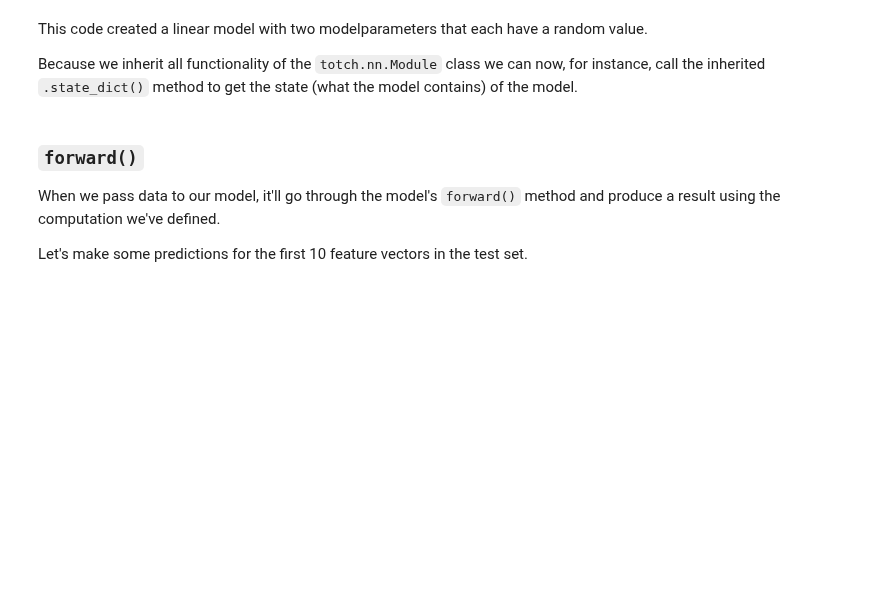
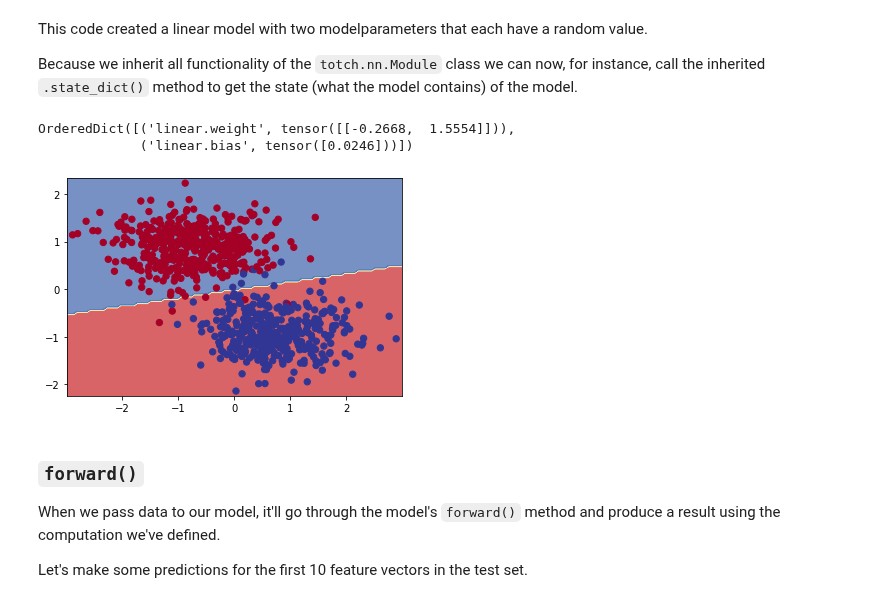
Before and after one commit to sdgroeve/D012554_Machine_Learning_2023, a Jupyter notebook: 01_logisitc_regression_in_pytorch.ipynb, the cells around one changed output. Saved outputs shown, nothing was run; the diff lists cells and outputs as text; code cells hidden in the pictures; blank space fills up the shorter version.

```diff
--- a/01_logisitc_regression_in_pytorch.ipynb
+++ b/01_logisitc_regression_in_pytorch.ipynb
@@ -97,14 +132,12 @@ To build a model in PyTorch we need to create a subclass of `torch.nn.Module` su
 class LogisticRegression(torch.nn.Module):
   def __init__(self, input_dim, output_dim):
     super(LogisticRegression, self).__init__()
-    #our model has just one linear layer
     self.linear = torch.nn.Linear(input_dim, output_dim)
-    #the modelparameters are initialized at random
-    torch.nn.init.uniform_(self.linear.weight)
+    torch.nn.init.normal_(self.linear.weight)
+
   def forward(self, x):
-    #the output is a linear function of the features followed by the sigmoid function
-    outputs = torch.sigmoid(self.linear(x))
-    return outputs
+    x = self.linear(x)
+    return x
 # %% [markdown]
 For our model class `LogisticRegression()` we need to define at least two methods: `__init__()` and `forward()`.
 
@@ -125,6 +158,13 @@ This code created a linear model with two modelparameters that each have a rando
 Because we inherit all functionality of the `totch.nn.Module` class we can now, for instance, call the inherited `.state_dict()` method to get the state (what the model contains) of the model.
 # %%
 model.state_dict()
+# %% [output]
+OrderedDict([('linear.weight', tensor([[-0.2668,  1.5554]])),
+             ('linear.bias', tensor([0.0246]))])
+# %%
+plot_decision_boundary(model, X_train, y_train)
+# %% [output]
+[figure, added]
 # %% [markdown]
 ### `forward()`
 
```
Also changed, not shown: parts of 16 cells of this notebook.
